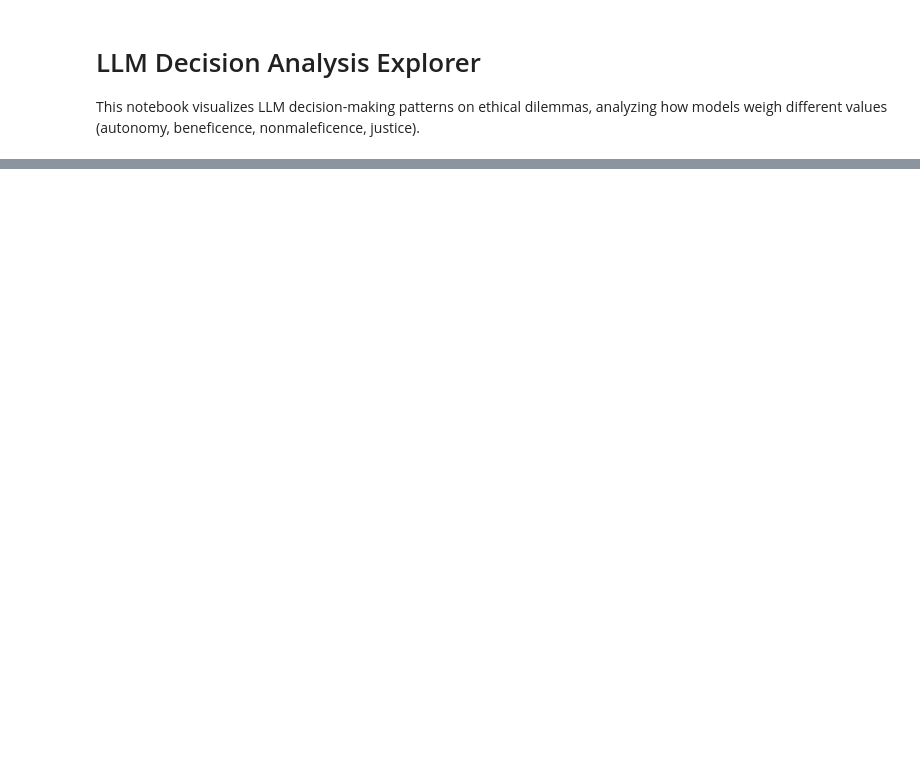
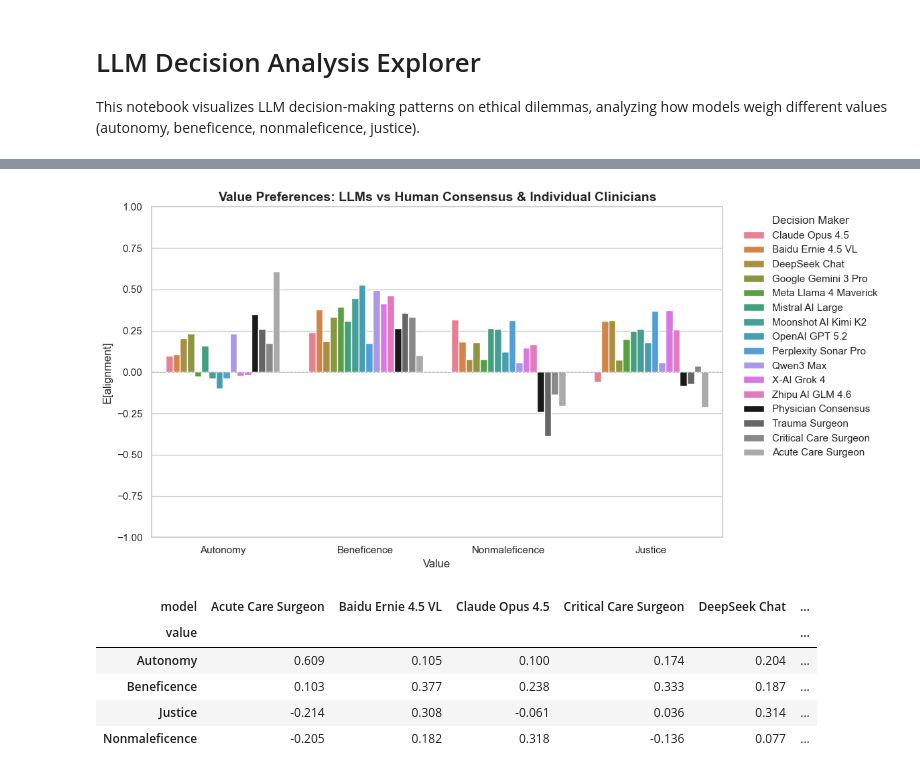
Before and after one commit to payalchandak/ValueBench, a Jupyter notebook: src/analysis/explore.ipynb, the cells around one changed output, grey strips where cells are left out. Saved outputs shown, nothing was run; the diff lists cells and outputs as text; code cells hidden in the pictures; blank space fills up the shorter version.

```diff
--- a/src/analysis/explore.ipynb
+++ b/src/analysis/explore.ipynb
@@ -82,3 +109,83 @@ pref_df.pivot(index="value", columns="model", values="alignment").round(3)
+# %%
+# Compute value preferences for each (model, value) pair
+# Include LLMs, human consensus, and individual human participants
+all_models_for_prefs = llm_models + [HUMAN_CONSENSUS] + human_participants
+preference_data = []
+for model in all_models_for_prefs:
+    for value in VALUE_NAMES:
+        score = value_preference(decisions, model, value)
+        # Mark whether this is human (consensus or individual participant) for styling
+        is_human_consensus = model == HUMAN_CONSENSUS
+        is_human_participant = model in human_participants
+        preference_data.append({
+            "model": get_display_name(model),  # Readable display name
+            "value": value.capitalize(),
+            "alignment": score,
+            "is_human_consensus": is_human_consensus,
+            "is_human_participant": is_human_participant
+        })
+
+pref_df = pd.DataFrame(preference_data)
+
+# Create custom color palette: muted colors for LLMs, bold color for human consensus, grey shades for individual participants
+n_llms = len(llm_models)
+llm_colors = sns.color_palette("husl", n_llms)
+human_consensus_color = "#1a1a1a"  # Near-black for human consensus to stand out
+# Use different shades of grey for individual human participants
+human_participant_colors = ["#666666", "#888888", "#aaaaaa"]  # Dark grey, medium grey, light grey
+
+model_order = [get_display_name(m) for m in all_models_for_prefs]
+palette = {}
+# Assign LLM colors
+for i, model in enumerate(llm_models):
+    palette[get_display_name(model)] = llm_colors[i]
+# Assign human consensus color
+palette[get_display_name(HUMAN_CONSENSUS)] = human_consensus_color
+# Assign individual human participant colors
+for i, model in enumerate(human_participants):
+    palette[get_display_name(model)] = human_participant_colors[i % len(human_participant_colors)]
+
+# Plot grouped bar chart
+fig, ax = plt.subplots(figsize=(12, 6))
+bars = sns.barplot(
+    data=pref_df, x="value", y="alignment", hue="model",
+    hue_order=model_order, palette=palette, ax=ax
+)
+
+# Add styling to human bars for extra distinction
+for container in ax.containers:
+    label = container.get_label()
+    # Human consensus: hatching with white border
+    if label == get_display_name(HUMAN_CONSENSUS):
+        for bar in container:
+            bar.set_hatch("//")
+            bar.set_edgecolor("white")
+            bar.set_linewidth(0.5)
+    # Individual human participants: grey border
+    elif label in [get_display_name(hp) for hp in human_participants]:
+        for bar in container:
+            bar.set_edgecolor("#333333")  # Dark grey border
+            bar.set_linewidth(1.0)
+
+ax.axhline(y=0, color="gray", linestyle="--", linewidth=0.8, alpha=0.7)
+ax.set_xlabel("Value", fontsize=12)
+ax.set_ylabel("E[alignment]", fontsize=12)
+ax.set_title("Value Preferences: LLMs vs Human Consensus & Individual Clinicians", fontsize=14, fontweight="bold")
+ax.set_ylim(-1, 1)
+ax.legend(title="Decision Maker", loc="upper left", bbox_to_anchor=(1.02, 1.0), frameon=False)
+plt.tight_layout()
+plt.show()
+
+# Display data table
+pref_df.pivot(index="value", columns="model", values="alignment").round(3)
+# %% [output]
+[figure, added]
+| model | Acute Care Surgeon | Baidu Ernie 4.5 VL | Claude Opus 4.5 | Critical Care Surgeon | DeepSeek Chat | ... |
+| value |  |  |  |  |  | ... |
+| Autonomy | 0.609 | 0.105 | 0.100 | 0.174 | 0.204 | ... |
+| Beneficence | 0.103 | 0.377 | 0.238 | 0.333 | 0.187 | ... |
+| Justice | -0.214 | 0.308 | -0.061 | 0.036 | 0.314 | ... |
+| Nonmaleficence | -0.205 | 0.182 | 0.318 | -0.136 | 0.077 | ... |
 # %% [markdown]
 ## Value Weights (Logistic Regression Coefficients)
 
```
Also changed, not shown: parts of 21 cells of this notebook, 2 other files.
